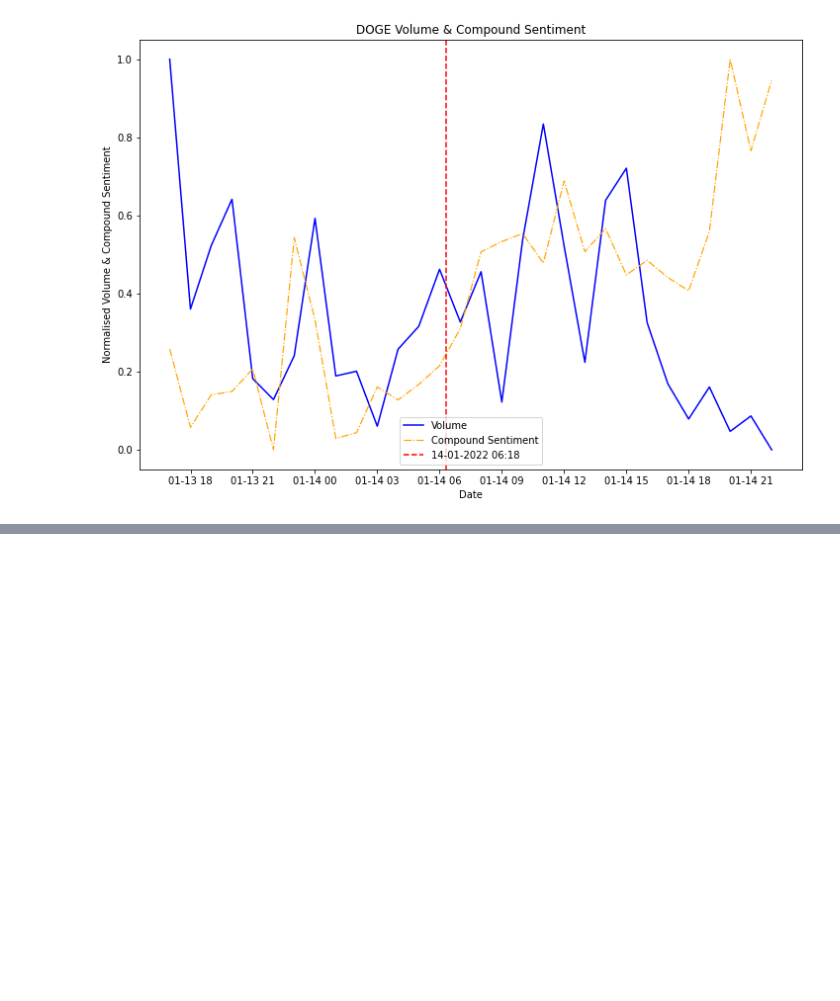
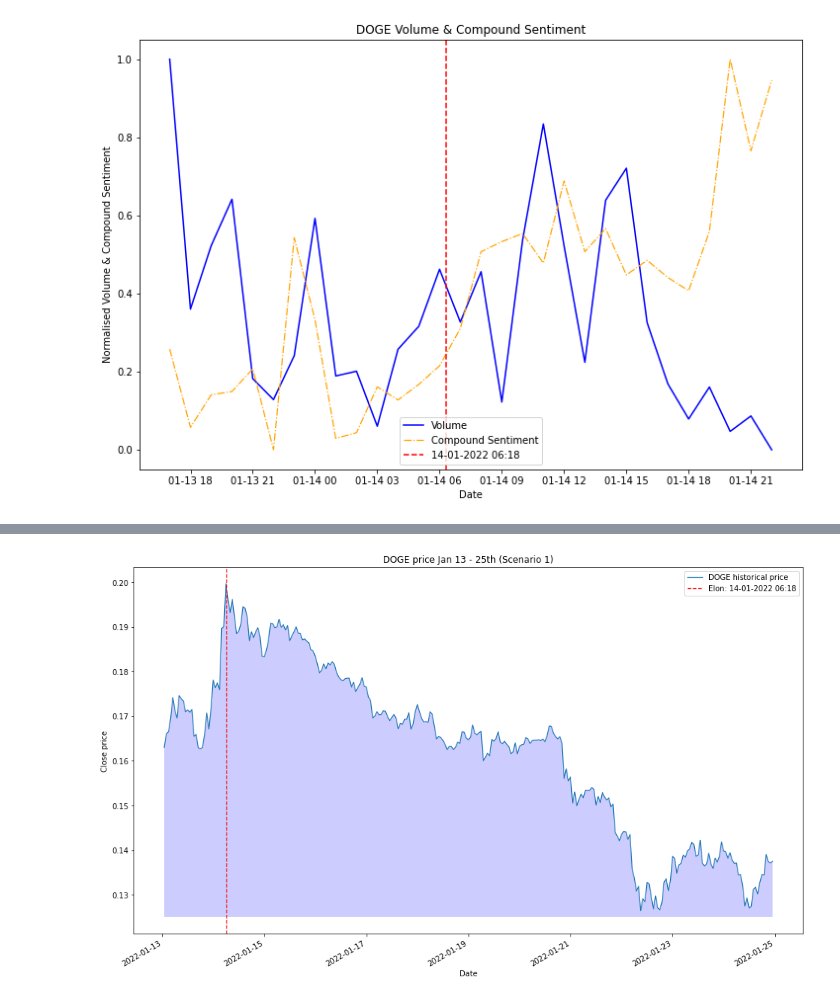
Before and after one commit to paulcodrea/crypto_price_prediction, a Jupyter notebook: 6_trading-volume.ipynb, the cells around one changed output, grey strips where cells are left out. Drawn from its saved outputs; the diff is of its cells as text; code cells hidden in the pictures; blank space fills up the shorter version.

```diff
--- a/6_trading-volume.ipynb
+++ b/6_trading-volume.ipynb
@@ -180,13 +148,28 @@ print('Max score:', max_score, 'at', max_score_dt)
 print('Max volume:', max_volume, 'at', max_volume_dt)
 print('Difference between max score and max volume in hours is:', abs(max_volume_dt - max_score_dt))
 # %%
-# read C:\Users\paulc\OneDrive\Desktop\FOMO_dissertation\dissertation\25.01.2022_Mc-x-DOGE\DOGE-hour_df.csv
-df_plot = read_csv('25.01.2022_Mc-x-DOGE/DOGE-hour_df.csv')
+df_plot = read_csv('DOGE-price-filtered.csv')
 # print(df_plot.head())
+
+
+# keep date_timestamp, close_norm, compound_norm, score_norm
+# df_plot = df_plot[['date_timestamp', 'close_norm', 'compound_norm', 'score_norm']]
+
 # move  index column as column
 df_plot.reset_index(inplace=True)
 
-df_plot['date_timestamp'] = df_plot['date'].apply(lambda x: datetime.strptime(x, '%Y-%m-%d %H:%M'))
+df_plot['date_timestamp'] = df_plot['time'].apply(lambda x: datetime.strptime(x, '%Y-%m-%d %H:%M:%S'))
+
+
+# filter df_plot between 12 jan and 30 jan
+df_plot = df_plot[(df_plot['date_timestamp'] > datetime(2022, 1, 13, 0, 0)) & (df_plot['date_timestamp'] < datetime(2022, 1, 25, 0, 0))]
+
+#order df_plot by date_timestamp
+df_plot = df_plot.sort_values(by='date_timestamp')
+print(df_plot.head())
+print(len(df_plot))
+
+# df_plot['date_timestamp'] = df_plot['date'].apply(lambda x: datetime.strptime(x, '%Y-%m-%d %H:%M'))
 
 # filter data after 2022-01-25 10:00
-df_plot = df_plot[df_plot['date_timestamp'] > datetime(2022, 1, 25, 10, 0)]
+# df_plot = df_plot[df_plot['date_timestamp'] > datetime(2022, 1, 13)]
@@ -208,0 +246,19 @@ print(df_plot.head())
+# %%
+fig, ax = plt.subplots(figsize=(16, 10))
+ax.plot(df_plot['date_timestamp'], df_plot['close'], label='DOGE historical price', linewidth=1.2)
+# ax.plot(df_merged['date_timestamp'], df_merged['score_norm'], color='orange', label='Sentiment Score', linestyle='-.', linewidth=1)
+# ax.plot(df_merged['date_timestamp'], df_merged['compound_norm'], color='orange', label='Compound Sentiment', linestyle='-.', linewidth=1)
+ax.axvline(x=datetime(2022, 1, 14, 6, 18), color='red', linestyle='--', label='Elon: 14-01-2022 06:18', linewidth=1.3)
+
+ax.set_title('DOGE price Jan 13 - 25th (Scenario 1)')
+ax.set_xlabel('Date')
+ax.set_ylabel('Close price')
+ax.legend()
+# ax.fill_between(df_merged['date_timestamp'], df_merged['volume_norm'], 0, facecolor='blue', alpha=0.2)
+# ax.fill_between(df_merged['date_timestamp'], df_merged['close_norm'], 0, facecolor='orange', alpha=0.2)
+ax.fill_between(df_plot['date_timestamp'], df_plot['close'], 0.125, facecolor='blue', alpha=0.2)
+
+plt.gcf().autofmt_xdate()
+plt.show()
+# %% [output]
+[figure, added]
```
Also changed, not shown: parts of 13 cells of this notebook, 1 other file.
